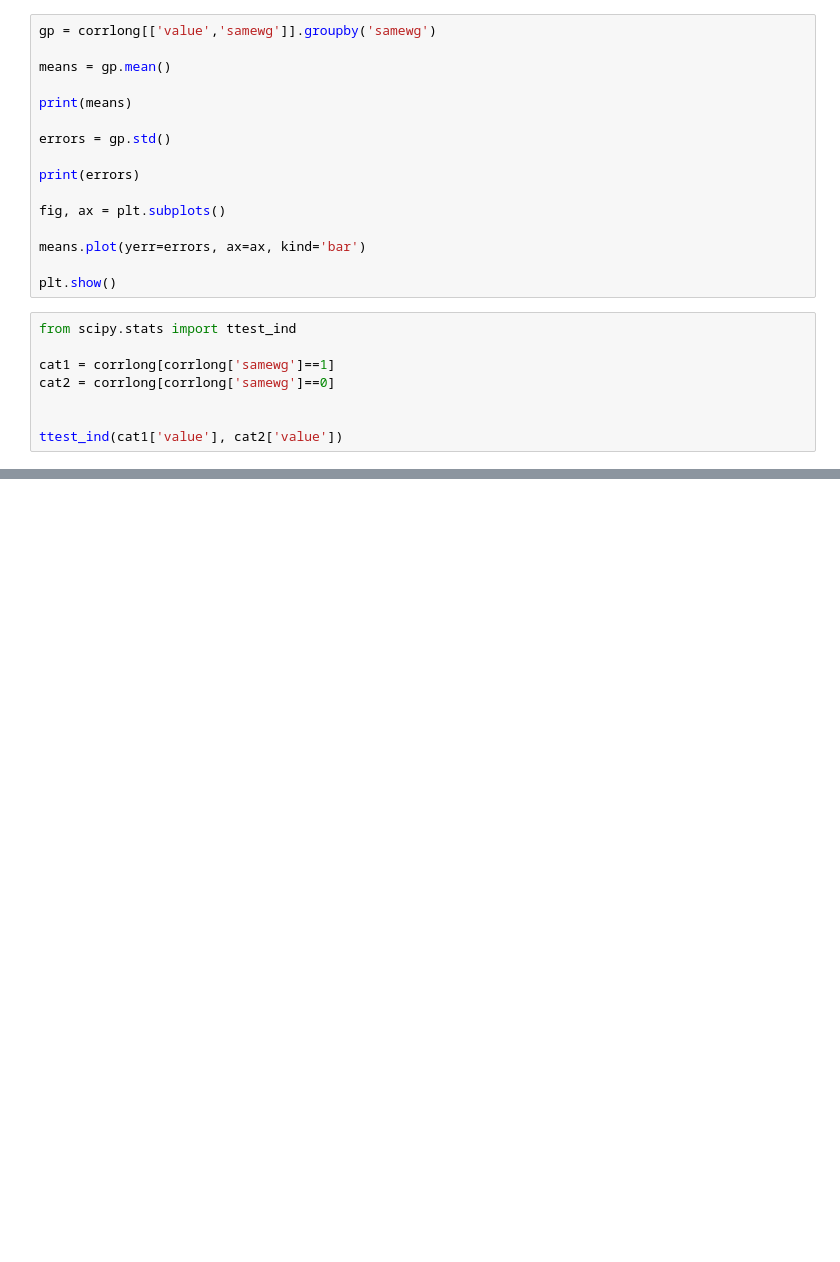
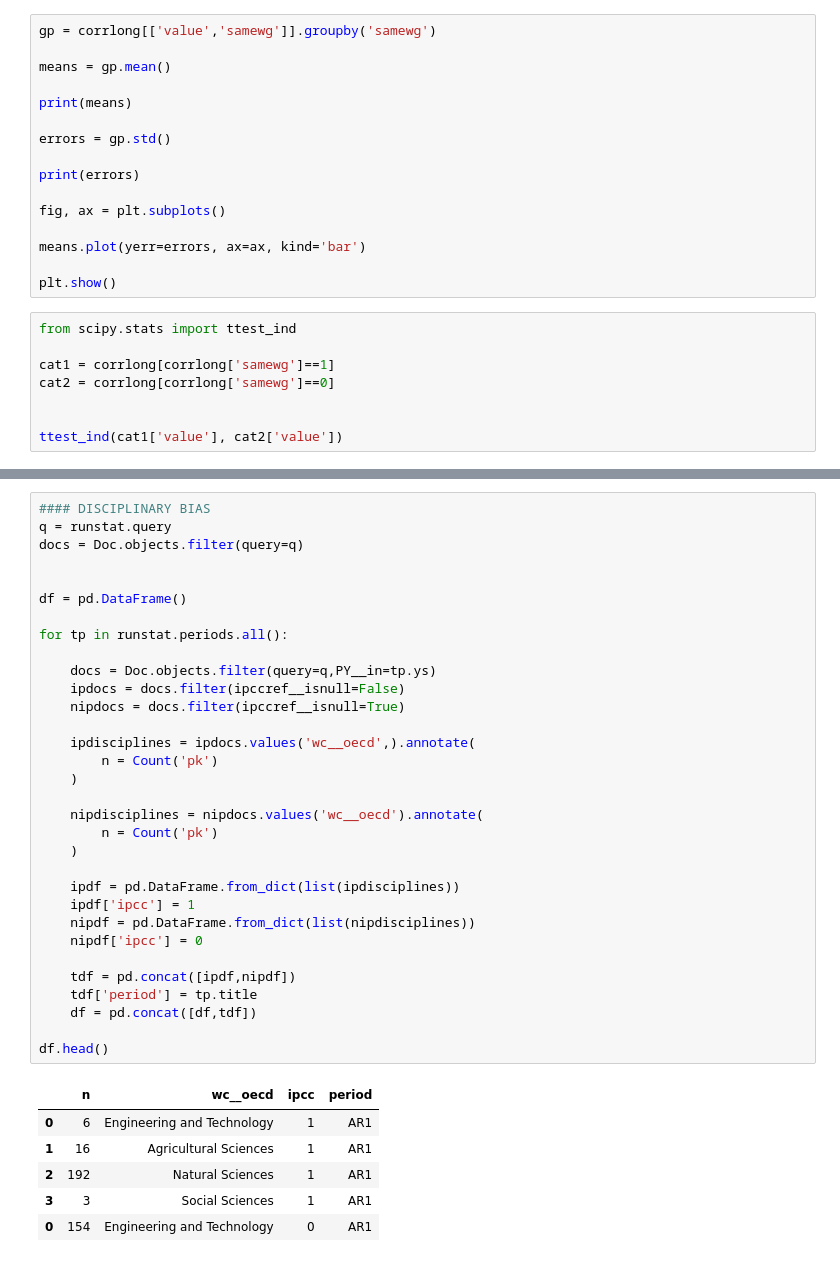
Before and after one commit to mcallaghan/cc-topography, a Jupyter notebook: code/IPCC_topics.ipynb, the cells around one changed output, grey strips where cells are left out. Drawn from its saved outputs; the diff is of its cells as text; blank space fills up the shorter version.

```diff
--- a/code/IPCC_topics.ipynb
+++ b/code/IPCC_topics.ipynb
@@ -705,0 +710,39 @@ ttest_ind(cat1['value'], cat2['value'])
+# %%
+#### DISCIPLINARY BIAS
+q = runstat.query
+docs = Doc.objects.filter(query=q)
+
+
+df = pd.DataFrame()
+
+for tp in runstat.periods.all():
+
+    docs = Doc.objects.filter(query=q,PY__in=tp.ys)
+    ipdocs = docs.filter(ipccref__isnull=False)
+    nipdocs = docs.filter(ipccref__isnull=True)
+
+    ipdisciplines = ipdocs.values('wc__oecd',).annotate(
+        n = Count('pk')
+    )
+
+    nipdisciplines = nipdocs.values('wc__oecd').annotate(
+        n = Count('pk')
+    )
+
+    ipdf = pd.DataFrame.from_dict(list(ipdisciplines))
+    ipdf['ipcc'] = 1
+    nipdf = pd.DataFrame.from_dict(list(nipdisciplines))
+    nipdf['ipcc'] = 0
+
+    tdf = pd.concat([ipdf,nipdf])
+    tdf['period'] = tp.title
+    df = pd.concat([df,tdf])
+
+df.head()
+# %% [output]
+|  | n | wc__oecd | ipcc | period |
+| 0 | 6 | Engineering and Technology | 1 | AR1 |
+| 1 | 16 | Agricultural Sciences | 1 | AR1 |
+| 2 | 192 | Natural Sciences | 1 | AR1 |
+| 3 | 3 | Social Sciences | 1 | AR1 |
+| 0 | 154 | Engineering and Technology | 0 | AR1 |
```
Also changed, not shown: parts of 3 cells of this notebook, 20 other files.
